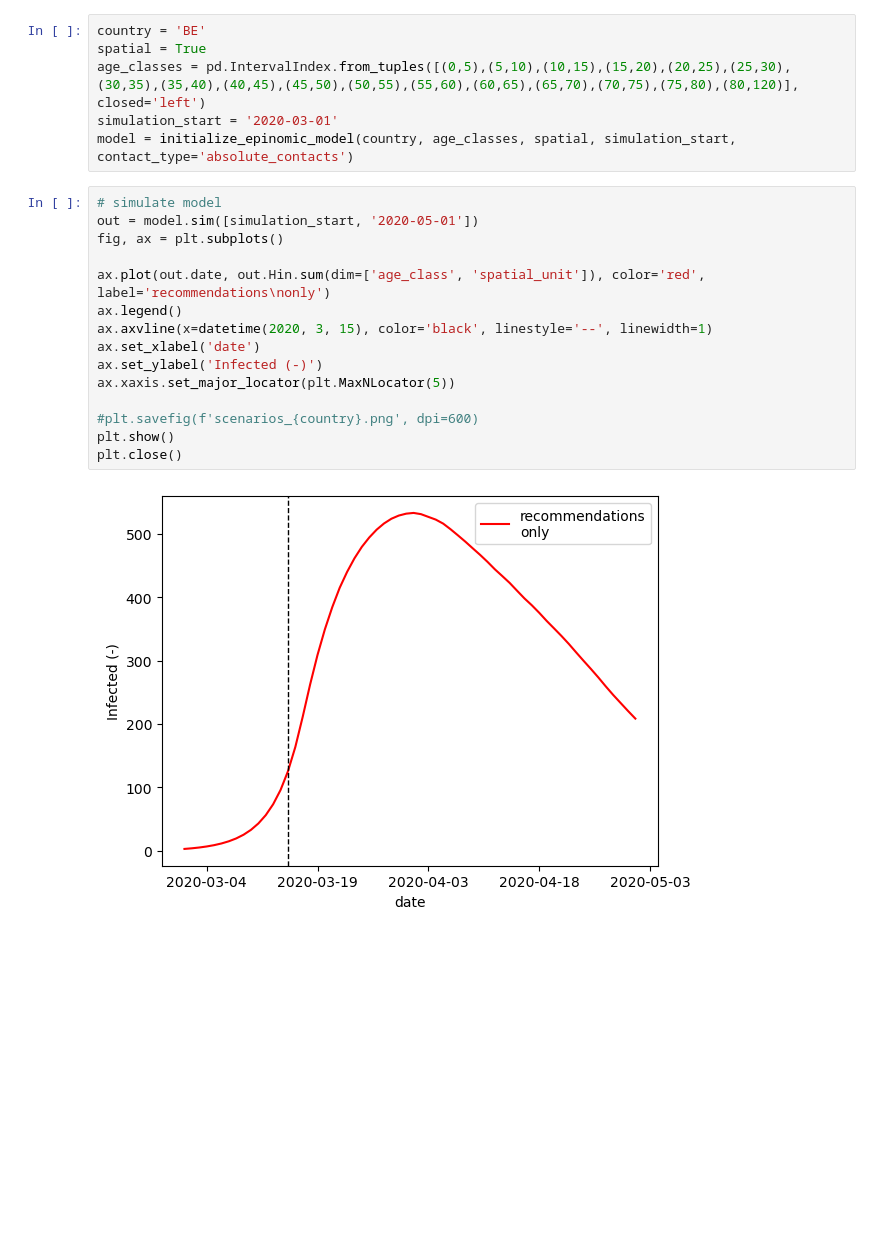
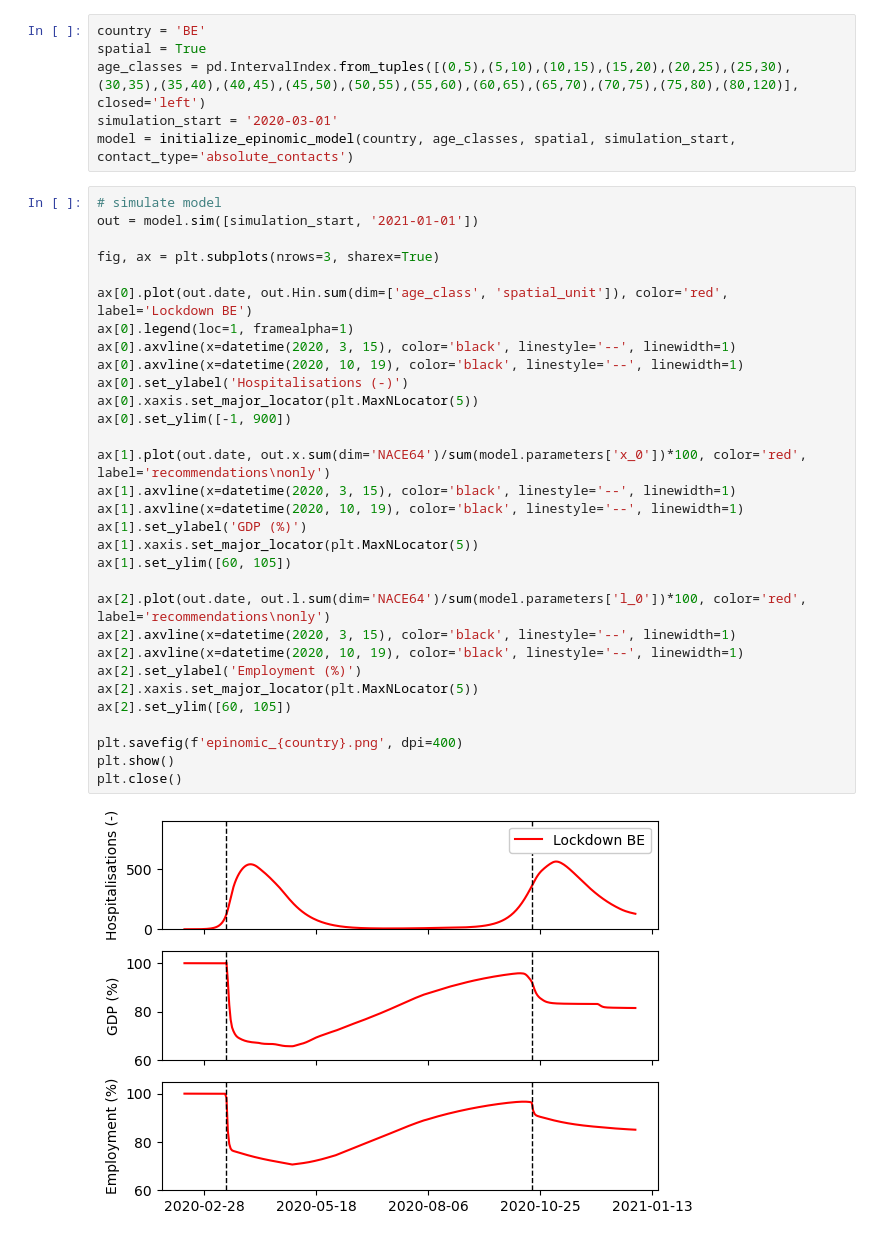
Before and after one commit to twallema/pyIEEM, a Jupyter notebook: notebooks/scratch-epinomic_model.ipynb, the cells around one changed output. Drawn from its saved outputs; the diff is of its cells as text; blank space fills up the shorter version.

```diff
--- a/notebooks/scratch-epinomic_model.ipynb
+++ b/notebooks/scratch-epinomic_model.ipynb
@@ -17,18 +17,34 @@ simulation_start = '2020-03-01'
 model = initialize_epinomic_model(country, age_classes, spatial, simulation_start, contact_type='absolute_contacts')
 # %%
 # simulate model
-out = model.sim([simulation_start, '2020-05-01'])
-fig, ax = plt.subplots()
+out = model.sim([simulation_start, '2021-01-01'])
 
-ax.plot(out.date, out.Hin.sum(dim=['age_class', 'spatial_unit']), color='red', label='recommendations\nonly')
-ax.legend()
-ax.axvline(x=datetime(2020, 3, 15), color='black', linestyle='--', linewidth=1)
-ax.set_xlabel('date')
-ax.set_ylabel('Infected (-)')
-ax.xaxis.set_major_locator(plt.MaxNLocator(5))
+fig, ax = plt.subplots(nrows=3, sharex=True)
 
-#plt.savefig(f'scenarios_{country}.png', dpi=600)
+ax[0].plot(out.date, out.Hin.sum(dim=['age_class', 'spatial_unit']), color='red', label='Lockdown BE')
+ax[0].legend(loc=1, framealpha=1)
+ax[0].axvline(x=datetime(2020, 3, 15), color='black', linestyle='--', linewidth=1)
+ax[0].axvline(x=datetime(2020, 10, 19), color='black', linestyle='--', linewidth=1)
+ax[0].set_ylabel('Hospitalisations (-)')
+ax[0].xaxis.set_major_locator(plt.MaxNLocator(5))
+ax[0].set_ylim([-1, 900])
+
+ax[1].plot(out.date, out.x.sum(dim='NACE64')/sum(model.parameters['x_0'])*100, color='red', label='recommendations\nonly')
+ax[1].axvline(x=datetime(2020, 3, 15), color='black', linestyle='--', linewidth=1)
+ax[1].axvline(x=datetime(2020, 10, 19), color='black', linestyle='--', linewidth=1)
+ax[1].set_ylabel('GDP (%)')
+ax[1].xaxis.set_major_locator(plt.MaxNLocator(5))
+ax[1].set_ylim([60, 105])
+
+ax[2].plot(out.date, out.l.sum(dim='NACE64')/sum(model.parameters['l_0'])*100, color='red', label='recommendations\nonly')
+ax[2].axvline(x=datetime(2020, 3, 15), color='black', linestyle='--', linewidth=1)
+ax[2].axvline(x=datetime(2020, 10, 19), color='black', linestyle='--', linewidth=1)
+ax[2].set_ylabel('Employment (%)')
+ax[2].xaxis.set_major_locator(plt.MaxNLocator(5))
+ax[2].set_ylim([60, 105])
+
+plt.savefig(f'epinomic_{country}.png', dpi=400)
 plt.show()
 plt.close()
 # %% [output]
-[figure, old version]
+[figure, new version]
```
Also changed, not shown: 3 other files.
